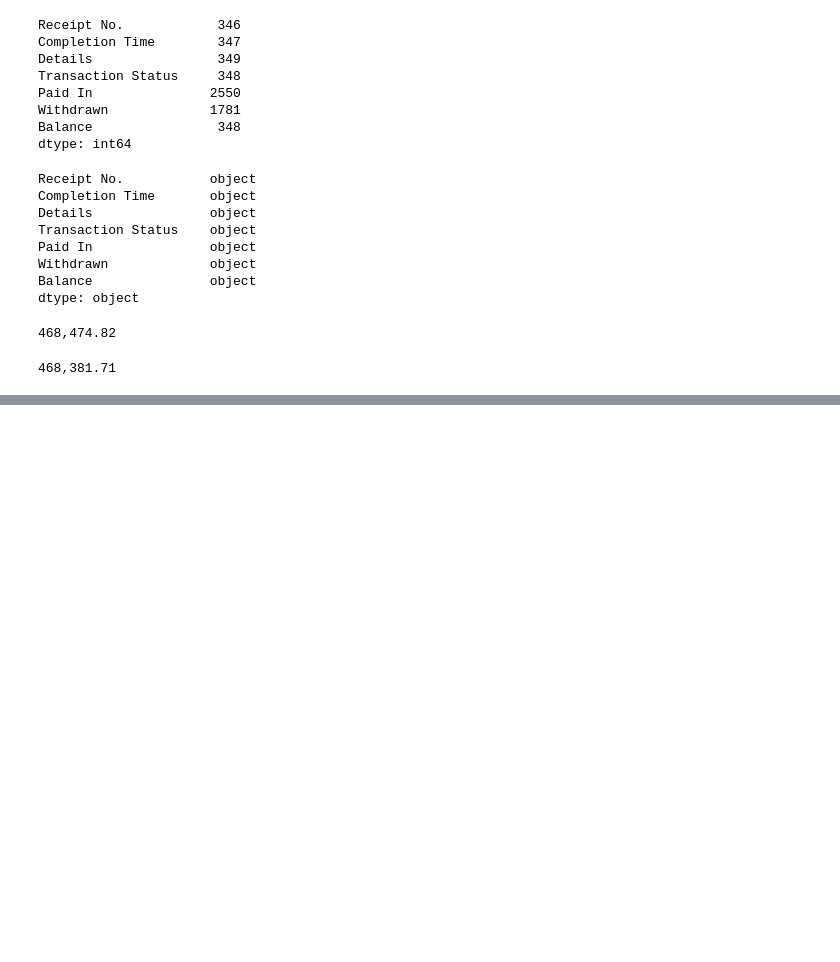
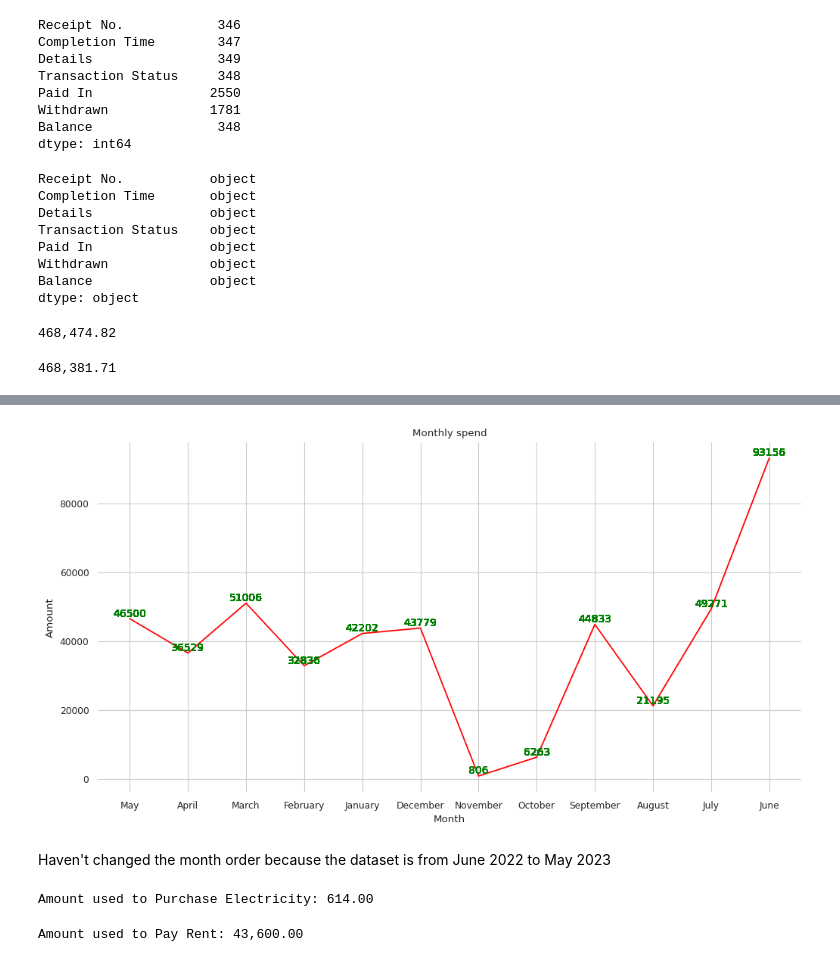
Before and after one commit to Murega14/mpesa_statement_analysis, a Jupyter notebook: mpesa.ipynb, the cells around one changed output, grey strips where cells are left out. Cells and saved outputs as stored; diff of their text form; code cells hidden in the pictures; blank space fills up the shorter version.

```diff
--- a/mpesa.ipynb
+++ b/mpesa.ipynb
@@ -63,6 +62,3 @@ total_spent = df['Withdrawn'].sum()
 print('{:,.2f}'.format(abs(total_spent)))
 # %% [output]
 468,381.71
-# %%
-import numpy as np
-df = df.replace('', np.nan).dropna(thresh=1)
@@ -90,0 +97,3 @@ dtype: object
+# %%
+# Pivot the DataFrame to keep only selected columns
+df_pivoted = df[['Completion Time', 'Details', 'Paid In', 'Withdrawn']]
@@ -90,0 +114,9 @@ dtype: object
+# %%
+# Filter out rows with non-parsable 'Completion Time' values
+df_pivoted = df_pivoted[df_pivoted['Completion Time'].str.match(r'\d{4}-\d{2}-\d{2} \d{2}:\d{2}:\d{2}', na=False)]
+
+# Convert 'Completion Time' to datetime
+df_pivoted['Completion Time'] = pd.to_datetime(df_pivoted['Completion Time'], format='%Y-%m-%d %H:%M:%S')
+
+# Create the 'Transaction Month' column
+df_pivoted['Transaction Month'] = df_pivoted['Completion Time'].dt.strftime('%B')
@@ -90,0 +139,60 @@ dtype: object
+# %%
+# Group by 'Transaction Month' and sum the 'Withdrawn' values, and assign it to a new column 'Monthly Total'
+df_pivoted['Monthly Total'] = df_pivoted.groupby('Transaction Month')['Withdrawn'].transform(lambda x: x.abs().sum())
+# %%
+Color = 'red'
+
+plt.figure(figsize=(12,6))
+
+#plotting the data
+ax = sns.lineplot(x='Transaction Month', y='Monthly Total', data=df_pivoted, color='red')
+
+# annotating the line plot
+for i, row in df_pivoted.iterrows():
+    plt.text(row['Transaction Month'], row['Monthly Total'], str(int(row['Monthly Total'])),
+             ha='center', va='bottom', fontsize=10, color='Green')
+
+
+ax.spines['right'].set_visible(False)
+ax.spines['top'].set_visible(False)
+ax.spines['left'].set_visible(False)
+ax.spines['bottom'].set_visible(False)
+
+
+
+sns.despine(left=True, right=True, top=True, bottom=True)
+sns.set_style('whitegrid')
+sns.set_context('paper')
+
+plt.title('Monthly spend')
+plt.xlabel('Month')
+plt.ylabel('Amount')
+
+plt.show()
+# %% [output]
+[figure, added]
+# %% [markdown]
+Haven't changed the month order because the dataset is from June 2022 to May 2023
+# %%
+#calculating the amount of money spent on electricity
+
+#extracting rows where 'Details contains the word 'KPLC'
+electricity_keyword = 'KPLC'
+filtered_df = df_pivoted[df_pivoted['Details'].str.contains(electricity_keyword, case=False, na=False)]
+
+electricity = abs(filtered_df['Withdrawn'].sum())
+
+print(f'Amount used to Purchase Electricity: {electricity:.2f}')
+# %% [output]
+Amount used to Purchase Electricity: 614.00
+# %%
+#calculating the amount of money spent on rent
+
+#extracting rows where 'Details" contains the word 'raymond mbuvi'
+rent_keyword = ['Raymond Mbuvi', 'Cosmic', 'Pay Bill to 247247 - Equity Paybill Account Acc.0300196339189']
+filtered_df = df_pivoted[df_pivoted['Details'].str.contains('|'.join(rent_keyword), case=False, na=False)]
+
+rent = abs(filtered_df['Withdrawn'].sum())
+print(f'Amount used to Pay Rent: {rent:,.2f}')
+# %% [output]
+Amount used to Pay Rent: 43,600.00
```
Also changed, not shown: parts of 21 cells of this notebook, 2 other files.
